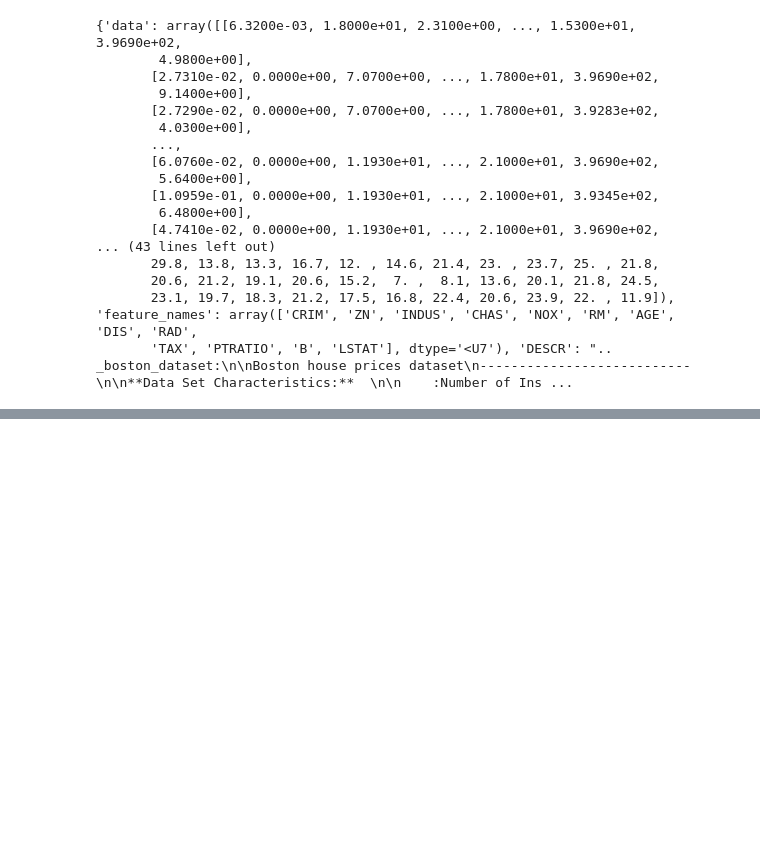
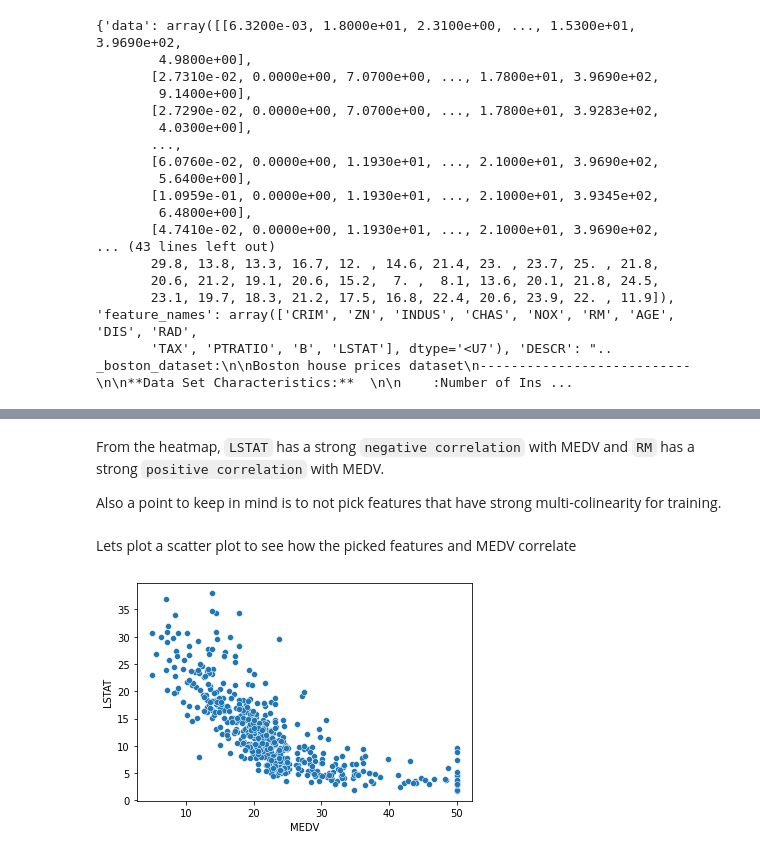
Before and after one commit to itswagi/Boston-Housing-Dataset-ML-Project, a Jupyter notebook: bostonhousepriceML.ipynb, the cells around one changed output, grey strips where cells are left out. Saved outputs shown, nothing was run; the diff lists cells and outputs as text; code cells hidden in the pictures; blank space fills up the shorter version.

```diff
--- a/bostonhousepriceML.ipynb
+++ b/bostonhousepriceML.ipynb
@@ -35,0 +249,11 @@ print(data_boston)
+# %% [markdown]
+From the heatmap, `LSTAT` has a strong `negative correlation` with MEDV and `RM` has a strong `positive correlation` with MEDV.
+
+Also a point to keep in mind is to not pick features that have strong multi-colinearity for training.
+# %% [markdown]
+Lets plot a scatter plot to see how the picked features and MEDV correlate
+# %%
+sns.scatterplot(x = dataset.MEDV, y = dataset.LSTAT)
+plt.show()
+# %% [output]
+[figure, added]
```
Also changed, not shown: parts of 26 cells of this notebook.
